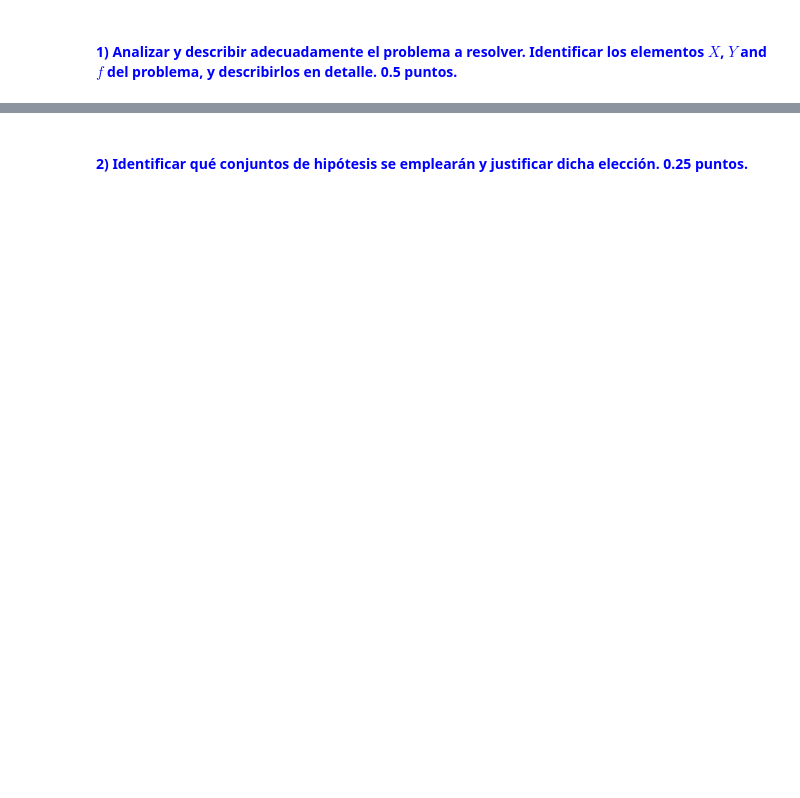
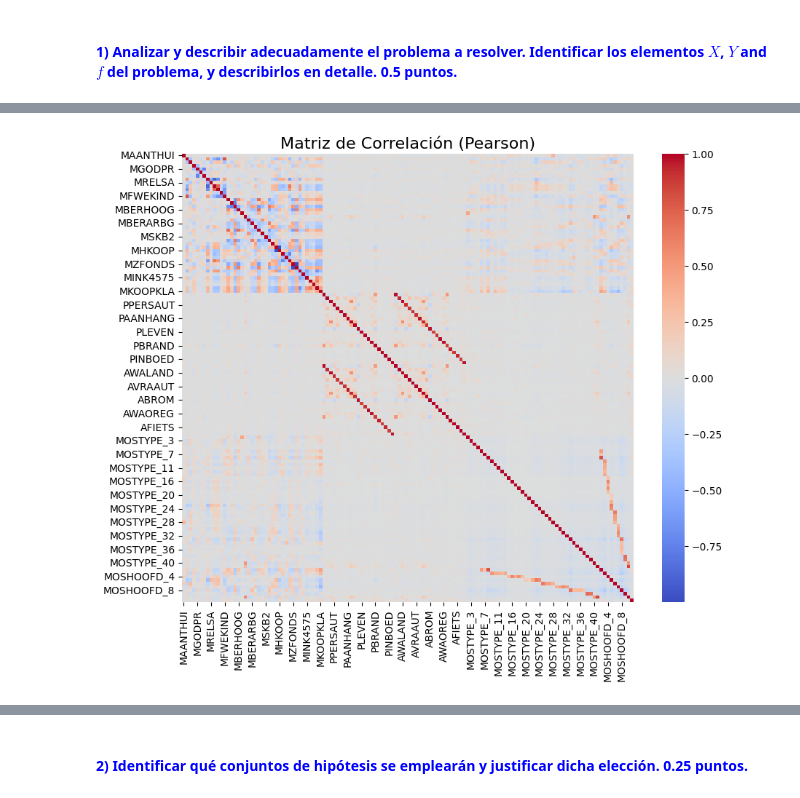
Before and after one commit to yerasiito/Ingenieria-Informatica-UGR, a Jupyter notebook: 3ºCurso/Segundo Cuatri CSI/AA/Practica3/Clasificacion/P3_clasificacion.ipynb, the cells around one changed output, grey strips where cells are left out. Drawn from its saved outputs; the diff is of its cells as text; code cells hidden in the pictures; blank space fills up the shorter version.

```diff
--- a/3ºCurso/Segundo Cuatri CSI/AA/Practica3/Clasificacion/P3_clasificacion.ipynb
+++ b/3ºCurso/Segundo Cuatri CSI/AA/Practica3/Clasificacion/P3_clasificacion.ipynb
@@ -47,0 +494,16 @@ por defecto que se consideren óptimos o que se soliciten en el enunciado.
+# %%
+# Visualizamos la correlacion de los datos
+
+# Calcular la matriz de correlación de Pearson con las variables continuas
+pearson_corr = train.corr(method='pearson')
+
+# Calcular la matriz de correlación de Spearman
+#spearman_corr = train.corr(method='spearman') # Redundante
+
+# Crear un mapa de calor de la matriz de correlación de Pearson
+plt.figure(figsize=(10, 8))
+sns.heatmap(pearson_corr, annot=False, cmap='coolwarm', annot_kws={"size": 8})
+plt.title('Matriz de Correlación (Pearson)')
+plt.show()
+# %% [output]
+[figure, added]
```
Also changed, not shown: parts of 49 cells of this notebook, 12 other files.
